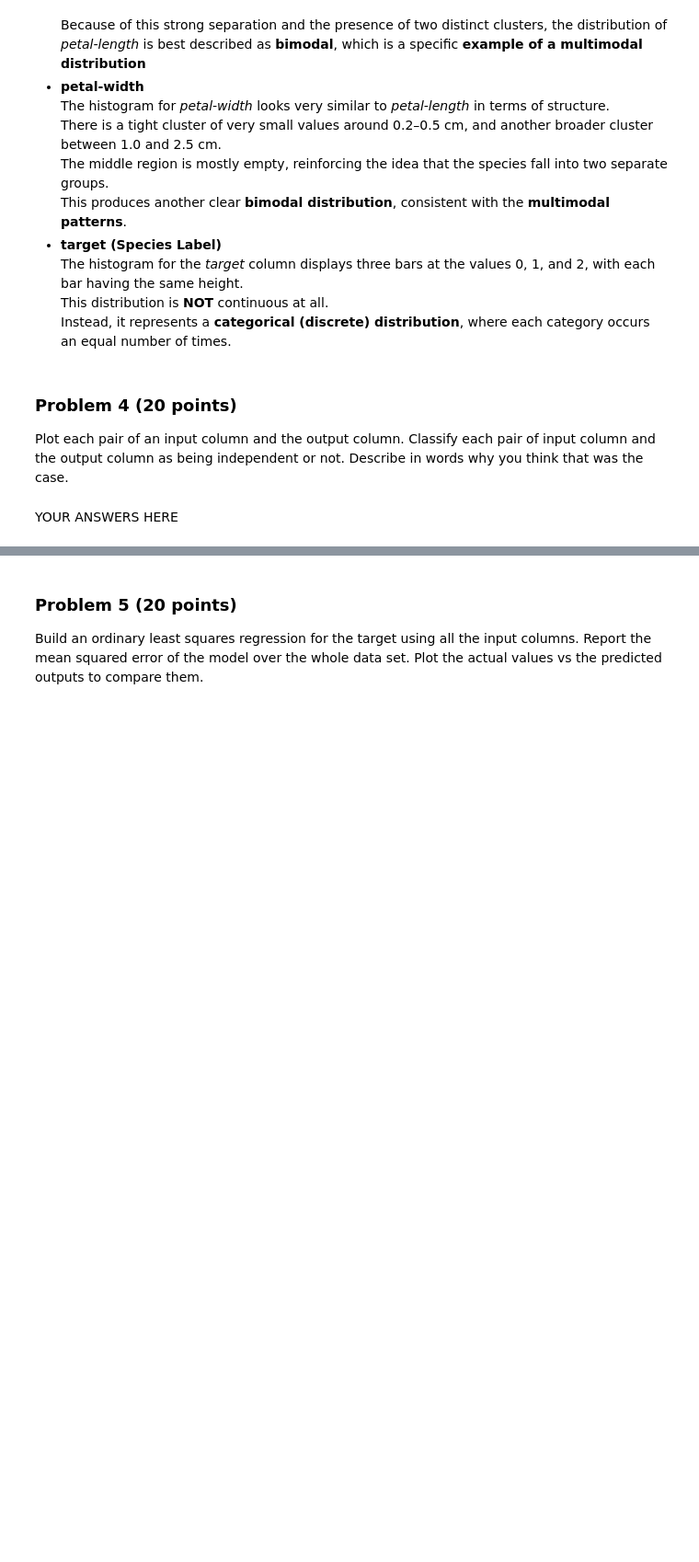
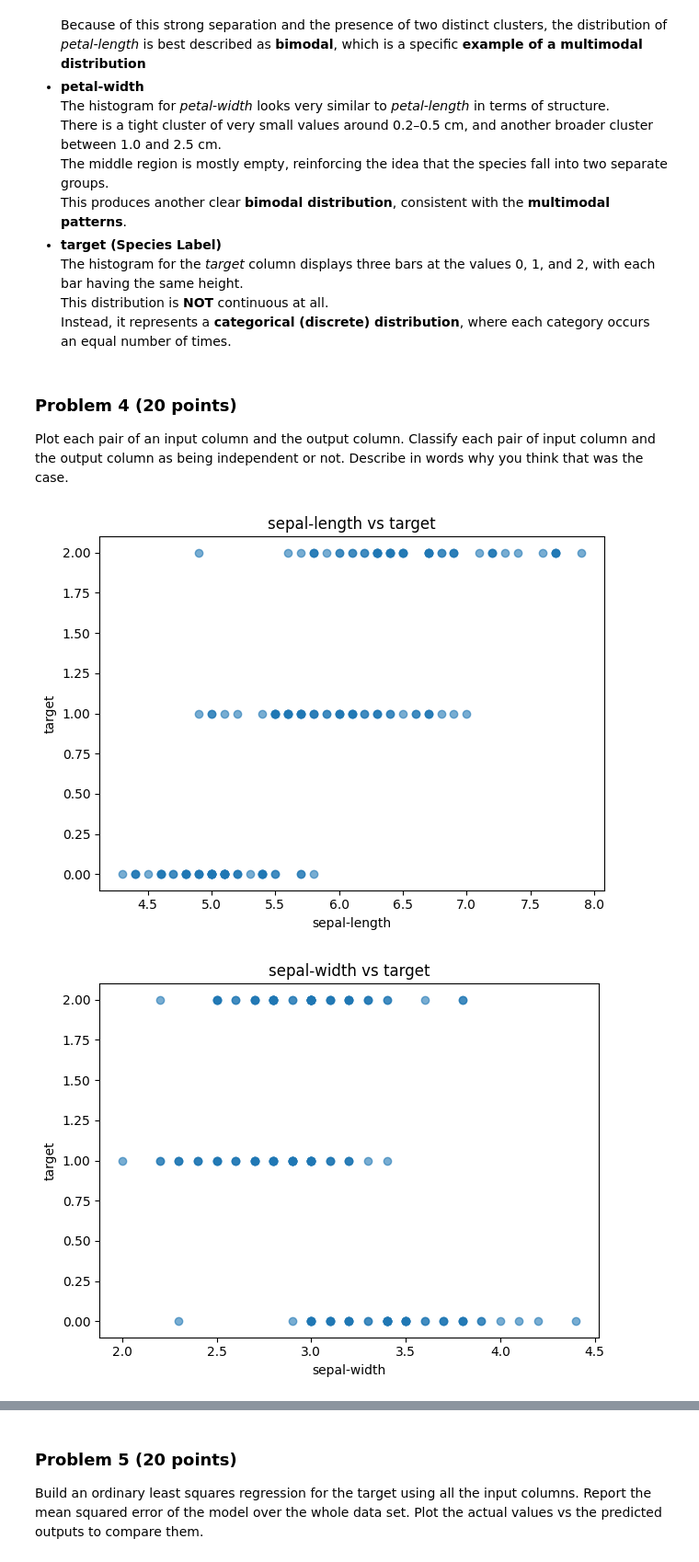
Before and after one commit to jasser-dh/dx601-final-project, a Jupyter notebook: project.ipynb, the cells around one changed output, grey strips where cells are left out. Shown: that part at 92% size. Cells and saved outputs as stored; diff of their text form; code cells hidden in the pictures; blank space fills up the shorter version.

```diff
--- a/project.ipynb
+++ b/project.ipynb
@@ -257,2 +255,17 @@ Describe in words why you think that was the case.
-# %% [markdown]
-YOUR ANSWERS HERE
+# %%
+# YOUR CODE HERE
+
+input_columns = ['sepal-length', 'sepal-width', 'petal-length', 'petal-width']
+target_column = 'target'
+
+# Scatter plots of each input column vs target
+for col in input_columns:
+    plt.figure()
+    plt.scatter(df_iris[col], df_iris[target_column], alpha=0.6)
+    plt.xlabel(col)
+    plt.ylabel("target")
+    plt.title(f"{col} vs target")
+    plt.tight_layout()
+# %% [output]
+[figure, added]
+[figure, added]
```
Also changed, not shown: parts of 4 cells of this notebook.
